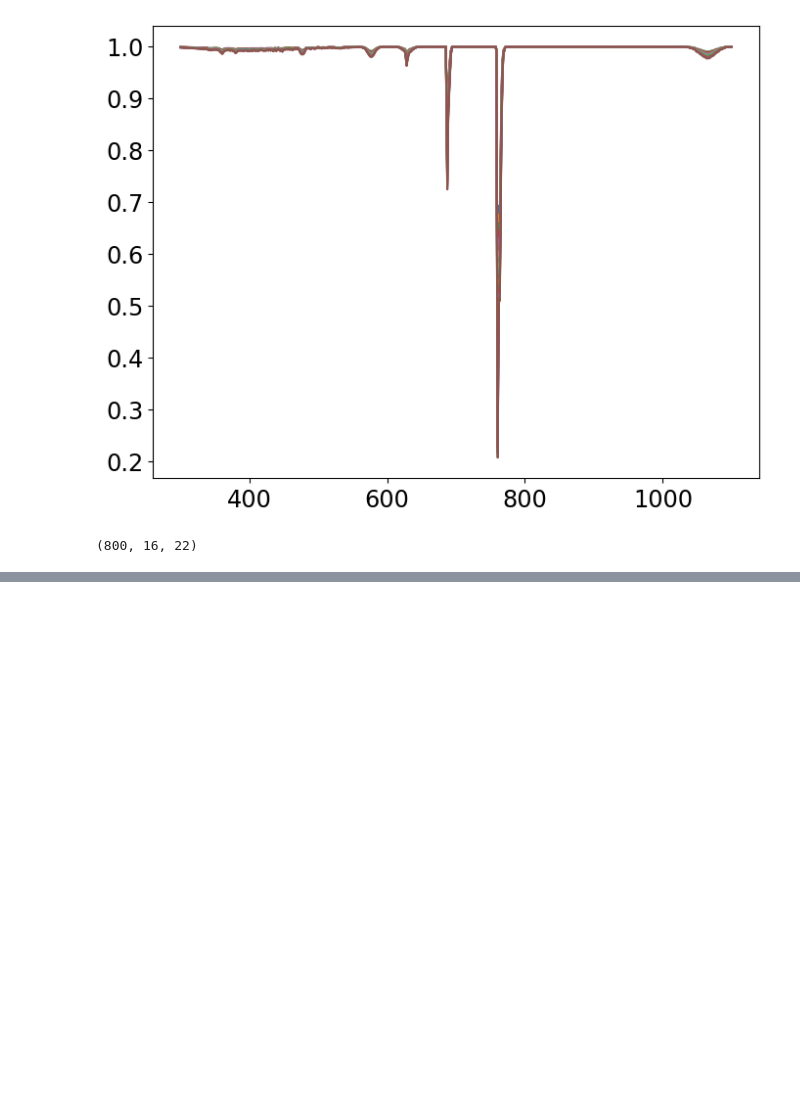
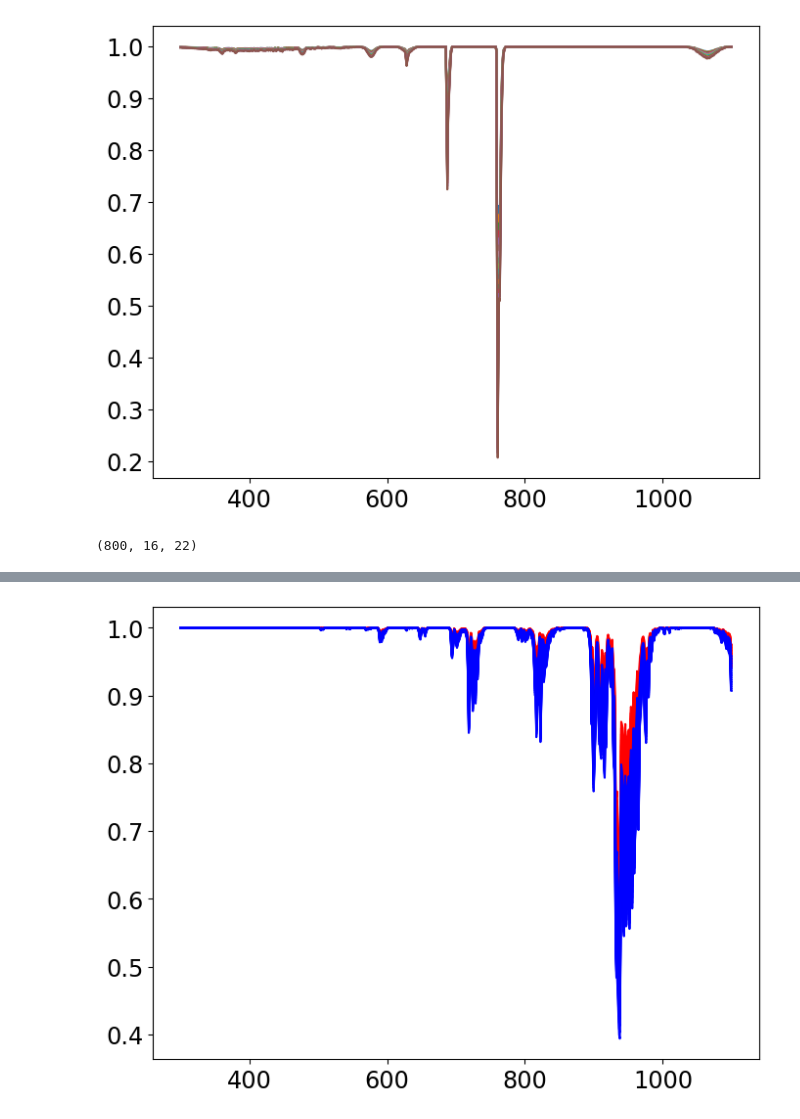
Before and after one commit to sylvielsstfr/AtmEmulator, a Jupyter notebook: GenerateGrids/CheckAtmGrids.ipynb, the cells around one changed output, grey strips where cells are left out. Saved outputs shown, nothing was run; the diff lists cells and outputs as text; code cells hidden in the pictures; blank space fills up the shorter version.

```diff
--- a/GenerateGrids/CheckAtmGrids.ipynb
+++ b/GenerateGrids/CheckAtmGrids.ipynb
@@ -150,0 +177,5 @@ plt.plot(WL,data_H2Oabs_training[:,:,9]);
+# %%
+plt.plot(WL,data_H2Oabs_test[:,:,5],'r');
+plt.plot(WL,data_H2Oabs_test[:,:,9],'b');
+# %% [output]
+[figure, added]
```
Also changed, not shown: parts of 8 cells of this notebook, 12 other files.
